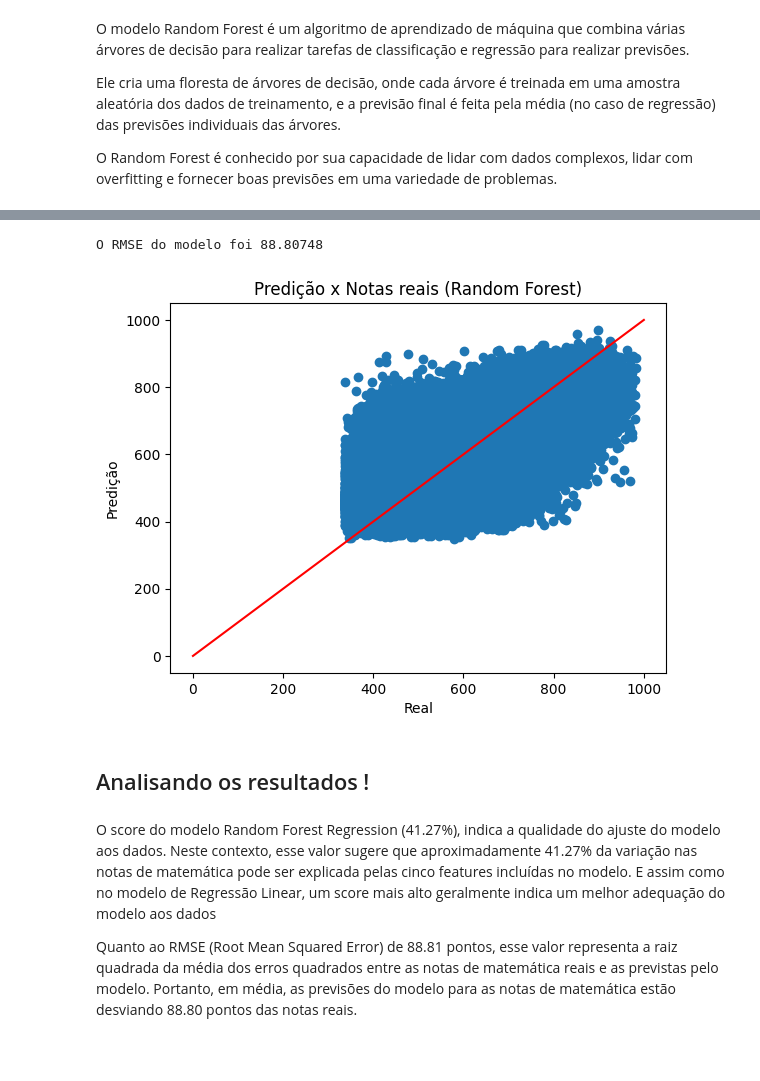
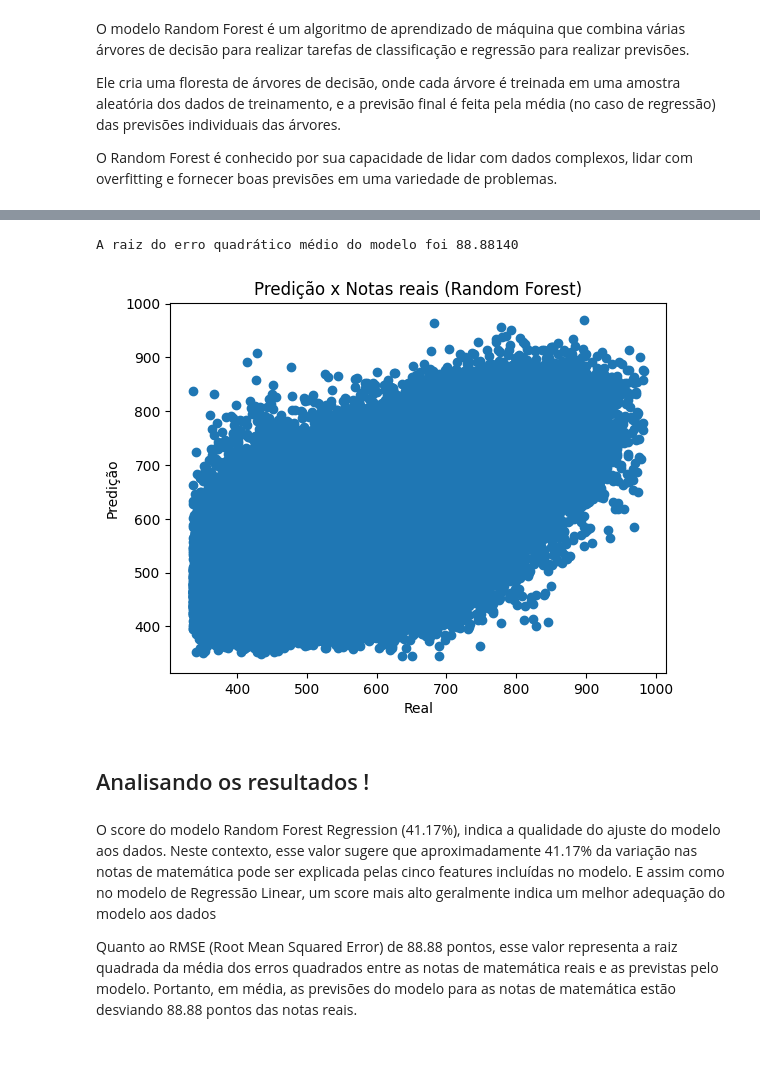
Before and after one commit to Phvr06/Proj2-Cdados, a Jupyter notebook: main.ipynb, the cells around one changed output, grey strips where cells are left out. Drawn from its saved outputs; the diff is of its cells as text; code cells hidden in the pictures.

```diff
--- a/main.ipynb
+++ b/main.ipynb
@@ -411,25 +404,24 @@ A score do modelo foi 41.26633%
 # RMSE do modelo Random Forest
 rmse_RFR = np.sqrt(mean_squared_error(target_test, predicao_RFR))
 
-print(f'O RMSE do modelo foi {rmse_RFR:.5f}')
+print(f'A raiz do erro quadrático médio do modelo foi {rmse_RFR:.5f}')
 # %% [output]
-O RMSE do modelo foi 88.80748
+A raiz do erro quadrático médio do modelo foi 88.88140
 # %%
 # Plotagem dos gráficos de dispersão entre as notas reais e as predições dos modelos
 plt.scatter(target_test, predicao_RFR)
-plt.plot([0, 1000], [0, 1000], color='r')
 plt.title('Predição x Notas reais (Random Forest)')
 plt.xlabel('Real')
 plt.ylabel('Predição')
 plt.show()
 # %% [output]
-[figure, old version]
+[figure, new version]
 # %% [markdown]
 ## Analisando os resultados !
 # %% [markdown]
-O score do modelo Random Forest Regression (41.27%), indica a qualidade do ajuste do modelo aos dados. Neste contexto, esse valor sugere que aproximadamente 41.27% da variação nas notas de matemática pode ser explicada pelas cinco features incluídas no modelo. E assim como no modelo de Regressão Linear, um score mais alto geralmente indica um melhor adequação do modelo aos dados
+O score do modelo Random Forest Regression (41.17%), indica a qualidade do ajuste do modelo aos dados. Neste contexto, esse valor sugere que aproximadamente 41.17% da variação nas notas de matemática pode ser explicada pelas cinco features incluídas no modelo. E assim como no modelo de Regressão Linear, um score mais alto geralmente indica um melhor adequação do modelo aos dados
 
-Quanto ao RMSE (Root Mean Squared Error) de 88.81 pontos, esse valor representa a raiz quadrada da média dos erros quadrados entre as notas de matemática reais e as previstas pelo modelo. Portanto, em média, as previsões do modelo para as notas de matemática estão desviando 88.80 pontos das notas reais.
+Quanto ao RMSE (Root Mean Squared Error) de 88.88 pontos, esse valor representa a raiz quadrada da média dos erros quadrados entre as notas de matemática reais e as previstas pelo modelo. Portanto, em média, as previsões do modelo para as notas de matemática estão desviando 88.88 pontos das notas reais.
 # %% [markdown]
 <br>
 # %% [markdown]
```
Also changed, not shown: parts of 8 cells of this notebook.
